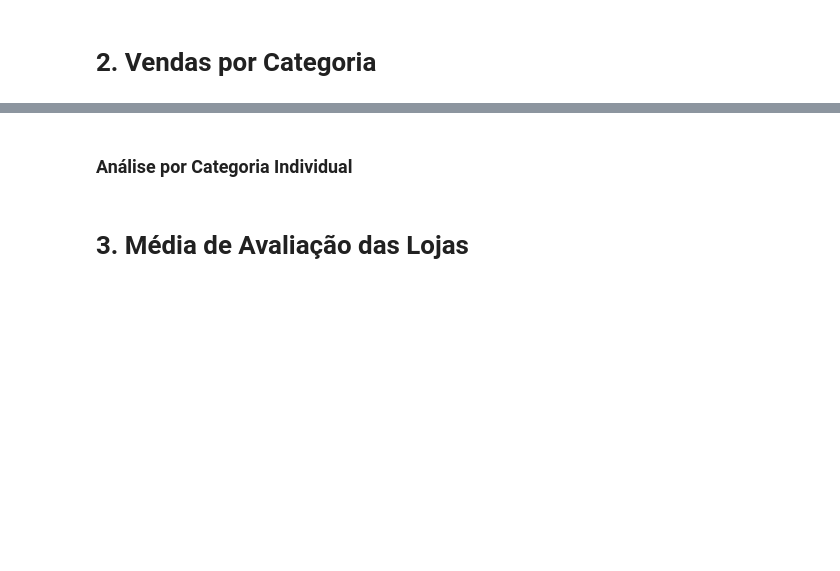
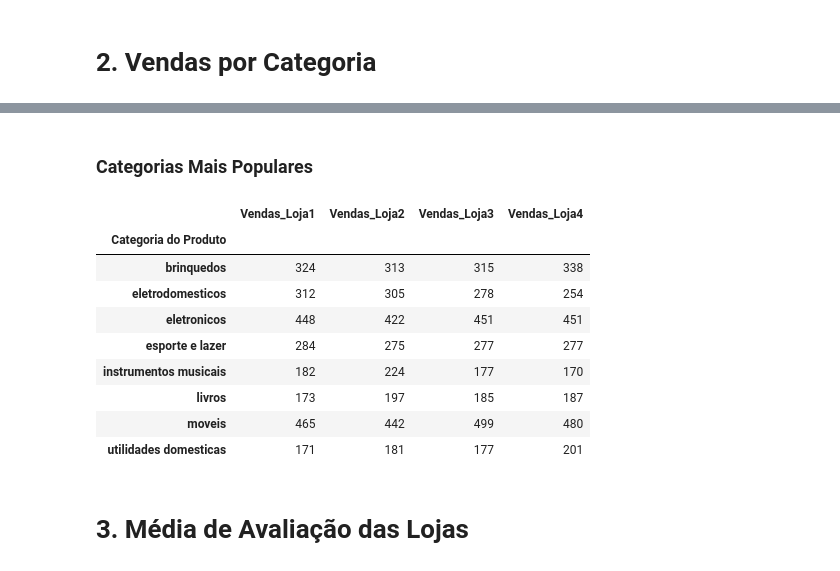
Before and after one commit to samarawwleticia/challengedadosalura, a Jupyter notebook: AluraStoreBrasil.ipynb, the cells around one changed output, grey strips where cells are left out. Saved outputs shown, nothing was run; the diff lists cells and outputs as text; code cells hidden in the pictures; blank space fills up the shorter version.

```diff
--- a/AluraStoreBrasil.ipynb
+++ b/AluraStoreBrasil.ipynb
@@ -72,7 +80,7 @@ Como pode ser observado, o faturamento da Loja 1 é o maior entre todas as lojas
 # %%
 # Basicamente o que estou fazendo aqui é contando cada Produto por categoria
 
-vendaporCategoria_loja = loja.groupby('Categoria do Produto')['Produto'].count()
-vendaporCategoria_loja2 = loja2.groupby('Categoria do Produto')['Produto'].count()
-vendaporCategoria_loja3 = loja3.groupby('Categoria do Produto')['Produto'].count()
-vendaporCategoria_loja4 = loja4.groupby('Categoria do Produto')['Produto'].count()
+vendaporCategoria_loja = loja.groupby('Categoria do Produto')[['Produto']].count()
+vendaporCategoria_loja2 = loja2.groupby('Categoria do Produto')[['Produto']].count()
+vendaporCategoria_loja3 = loja3.groupby('Categoria do Produto')[['Produto']].count()
+vendaporCategoria_loja4 = loja4.groupby('Categoria do Produto')[['Produto']].count()
@@ -183,2 +86,0 @@ ax.bar_label(p, label_type='edge', fmt='%d')
-# %% [markdown]
-### Análise por Categoria Individual
@@ -186,0 +92,22 @@ ax.bar_label(p, label_type='edge', fmt='%d')
+# %% [markdown]
+### Categorias Mais Populares
+# %%
+vendasPopulares = vendaporCategoria_loja
+vendasPopulares.rename(columns={'Produto': 'Vendas_Loja1'}, inplace = True)
+
+vendasPopulares['Vendas_Loja2'] = vendaporCategoria_loja2['Produto']
+vendasPopulares['Vendas_Loja3'] = vendaporCategoria_loja3['Produto']
+vendasPopulares['Vendas_Loja4'] = vendaporCategoria_loja4['Produto']
+
+vendasPopulares
+# %% [output]
+|  | Vendas_Loja1 | Vendas_Loja2 | Vendas_Loja3 | Vendas_Loja4 |
+| Categoria do Produto |  |  |  |  |
+| brinquedos | 324 | 313 | 315 | 338 |
+| eletrodomesticos | 312 | 305 | 278 | 254 |
+| eletronicos | 448 | 422 | 451 | 451 |
+| esporte e lazer | 284 | 275 | 277 | 277 |
+| instrumentos musicais | 182 | 224 | 177 | 170 |
+| livros | 173 | 197 | 185 | 187 |
+| moveis | 465 | 442 | 499 | 480 |
+| utilidades domesticas | 171 | 181 | 177 | 201 |
```
Also changed, not shown: parts of 19 cells of this notebook.
